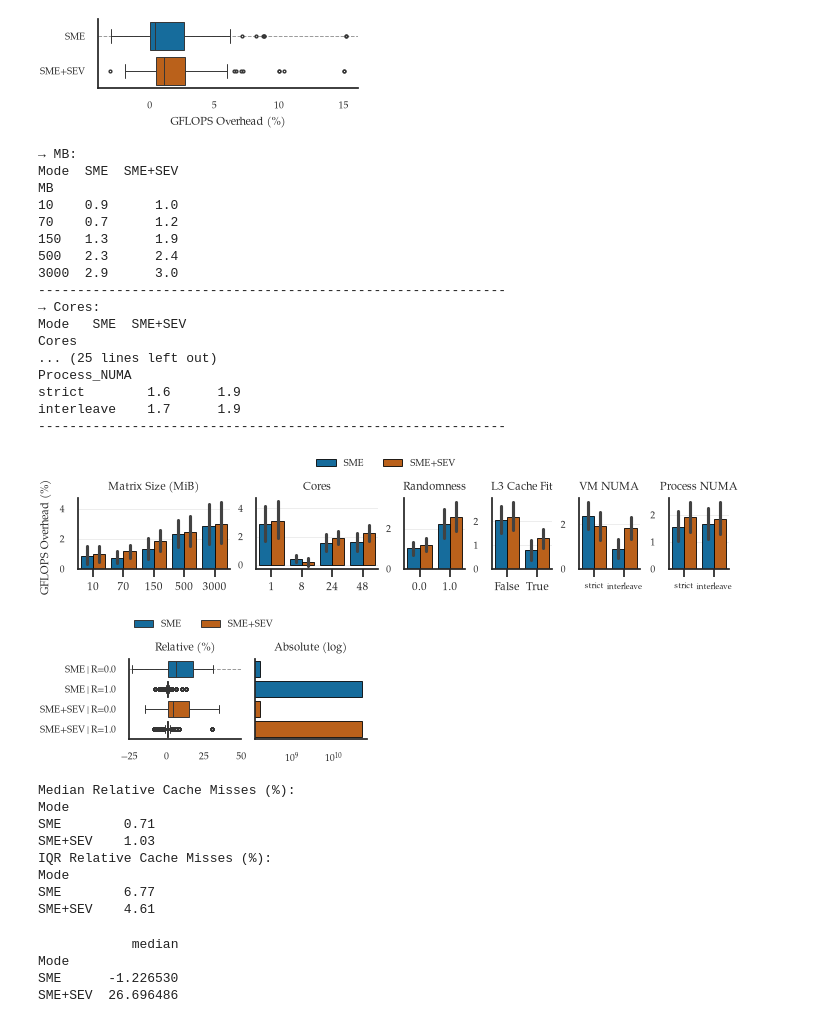
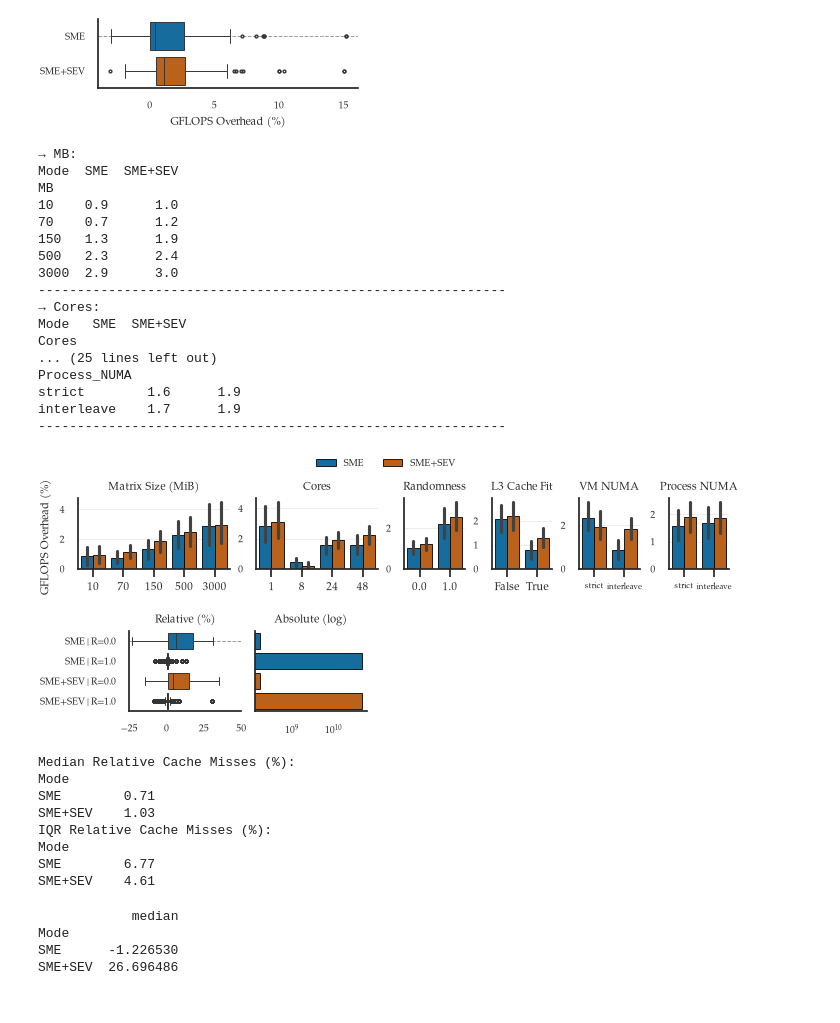
Before and after one commit to engelsm/AMD-CC-Perf, a Jupyter notebook: benchmark/paper_figures.ipynb, the cells around one changed output. Drawn from its saved outputs; the diff is of its cells as text; code cells hidden in the pictures.

Commit message:
various small fixes to plots

```diff
--- a/benchmark/paper_figures.ipynb
+++ b/benchmark/paper_figures.ipynb
@@ -316,21 +319,21 @@ Name: Overhead_pct, dtype: float64
 Load per-mode run CSVs, remove per-metric IQR outliers, aggregate to one median
 row per configuration, and build the overhead frame used by all SpMV figures.
 # %%
-results_list = []
+spmv_results_list = []
 
 for label, path in SPMV_FOLDERS.items():
     f_path = os.path.join(path, 'results.csv')
     if os.path.exists(f_path):
-        df_run         = pd.read_csv(f_path)
-        df_run['Mode'] = label.split('_interleave')[0]
-        df_run['VM_NUMA'] = 'interleave' if 'interleave' in label else 'strict'
-        df_run['Process_NUMA_Policy'] = df_run['Process_NUMA_Policy'].replace({'membind': 'strict'})
-        results_list.append(df_run)
-        print(f"Loaded {len(df_run):>5} rows  ← {label}")
+        spmv_run         = pd.read_csv(f_path)
+        spmv_run['Mode'] = label.split('_interleave')[0]
+        spmv_run['VM_NUMA'] = 'interleave' if 'interleave' in label else 'strict'
+        spmv_run['Process_NUMA_Policy'] = spmv_run['Process_NUMA_Policy'].replace({'membind': 'strict'})
+        spmv_results_list.append(spmv_run)
+        print(f"Loaded {len(spmv_run):>5} rows  ← {label}")
 
-df_raw = pd.concat(results_list, ignore_index=True)
-df_raw.rename(columns={'Process_NUMA_Policy': 'Process_NUMA'}, inplace=True)
-print(f"\nTotal rows: {len(df_raw)}")
+spmv_raw = pd.concat(spmv_results_list, ignore_index=True)
+spmv_raw.rename(columns={'Process_NUMA_Policy': 'Process_NUMA'}, inplace=True)
+print(f"\nTotal rows: {len(spmv_raw)}")
 # %% [output]
 Loaded  1200 rows  ← Native
 Loaded  1200 rows  ← SME
@@ -538,7 +541,7 @@ plt.show()
 [figure]
 # %%
 plot_metric_by_dimensions(
-    overhead_df,
+    spmv_overhead,
     'SpMV_GFLOPS_pct',
     'GFLOPS Overhead (%)',
     top=False,
@@ -568,18 +571,23 @@ Process_NUMA
 strict        1.6      1.9
 interleave    1.7      1.9
 ------------------------------------------------------------
-[figure, old version]
+[figure, new version]
 # %%
-cmiss_df = overhead_df.copy()
+cmiss_df = spmv_overhead.copy()
 cmiss_df["Mode_Randomness"] = cmiss_df["Mode"] + " | R=" + cmiss_df["Randomness"].astype(str)
 
 cmiss_df = cmiss_df.merge(
-    df[["Mode", "Randomness", "Perf_CacheMisses"]],
+    spmv_df[["Mode", "Randomness", "Perf_CacheMisses"]],
     on=["Mode", "Randomness"],
     how="left"
 )
 
-fig, axes = plt.subplots(1, 2, figsize=(cs.COLW, 1.3), constrained_layout=True, sharey=True)
+fig, axes = plt.subplots(
+    1, 2,
+    figsize=(cs.COLW, 1.3),
+    constrained_layout=True,
+    sharey=True
+)
 
 sns.boxplot(
     data=cmiss_df,
@@ -596,40 +604,49 @@ axes[0].set_title("Relative (%)", fontsize=8)
 axes[0].set_xlabel("")
 axes[0].set_ylabel("")
 axes[0].set_xlim(-25, 50)
 cs.zero_line(axes[0])
 
 sns.barplot(
     data=cmiss_df,
     x="Perf_CacheMisses_x",
     y="Mode_Randomness",
     hue="Mode",
     hue_order=cs.MODE_ORDER_2,
     palette=MODE_PALETTE_2,
     ax=axes[1],
     errorbar=None,
     edgecolor="black",
     linewidth=0.6,
 )
 axes[1].set_xscale("log")
 axes[1].set_title("Absolute (log)", fontsize=8)
 axes[1].set_ylabel("")
 axes[1].set_xlabel("")
 
-handles, labels = axes[0].get_legend_handles_labels()
-cs.remove_legend(axes[0])
-cs.remove_legend(axes[1])
-fig.legend(handles, labels, ncol=2, loc="lower center", bbox_to_anchor=(0.5, 1.0), frameon=False)
+# Remove all legends
+for ax in axes:
+    legend = ax.get_legend()
+    if legend is not None:
+        legend.remove()
 
 fig.savefig("images/CacheMiss_Relative_vs_Absolute.pdf")
 plt.show()
 
 print("Median Relative Cache Misses (%):")
-print(overhead_df.groupby("Mode")["Perf_CacheMisses_pct"].median().round(2).to_string())
+print(
+    spmv_overhead.groupby("Mode")["Perf_CacheMisses_pct"]
+    .median()
+    .round(2)
+    .to_string()
+)
+
 print("IQR Relative Cache Misses (%):")
-iqr = overhead_df.groupby("Mode")["Perf_CacheMisses_pct"].agg(lambda x: x.quantile(0.75) - x.quantile(0.25))
+iqr = spmv_overhead.groupby("Mode")["Perf_CacheMisses_pct"].agg(
+    lambda x: x.quantile(0.75) - x.quantile(0.25)
+)
 print(iqr.round(2).to_string())
 # %% [output]
-[figure, old version]
+[figure, new version]
 Median Relative Cache Misses (%):
 Mode
 SME        0.71
```
Also changed, not shown: parts of 19 cells of this notebook, 1 other file.
